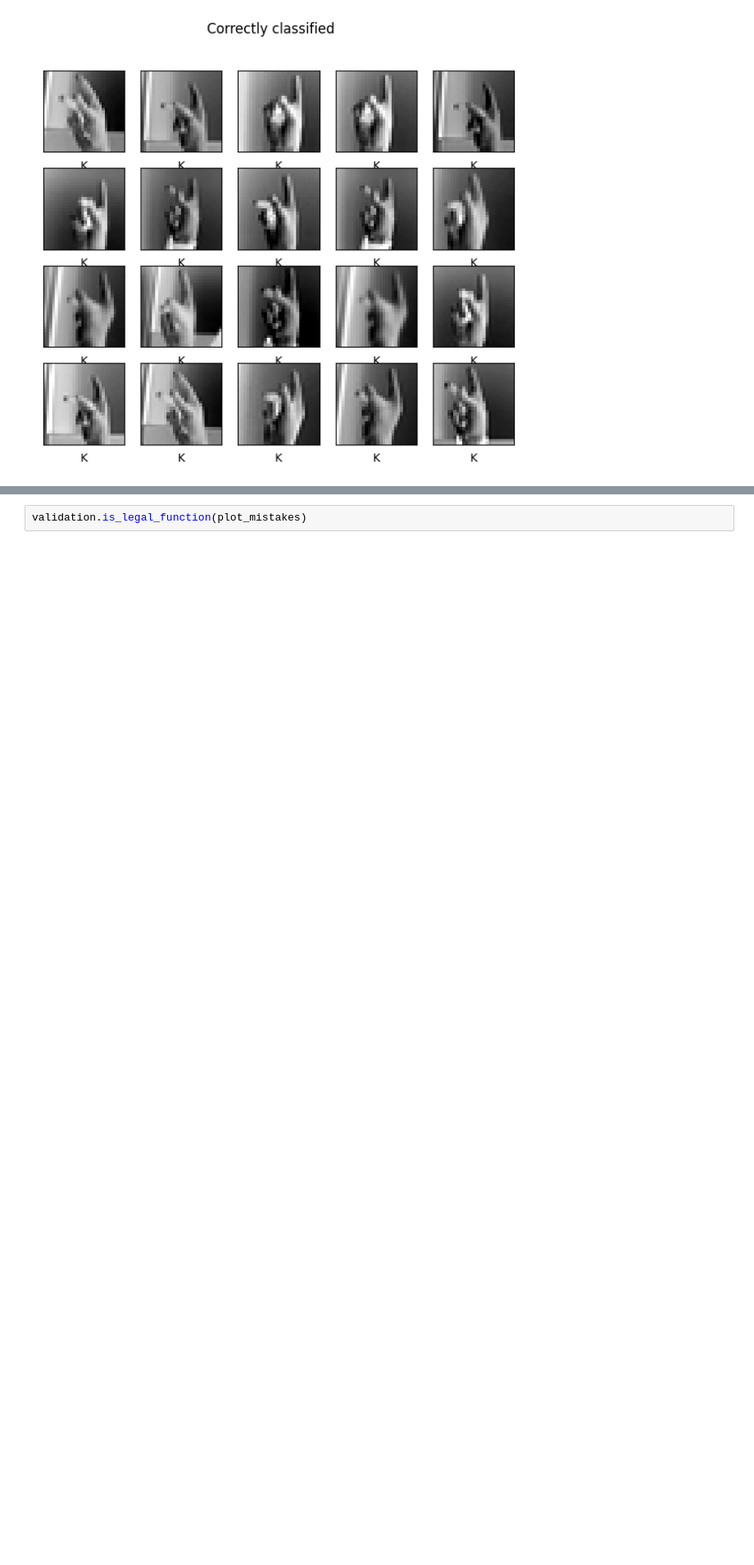
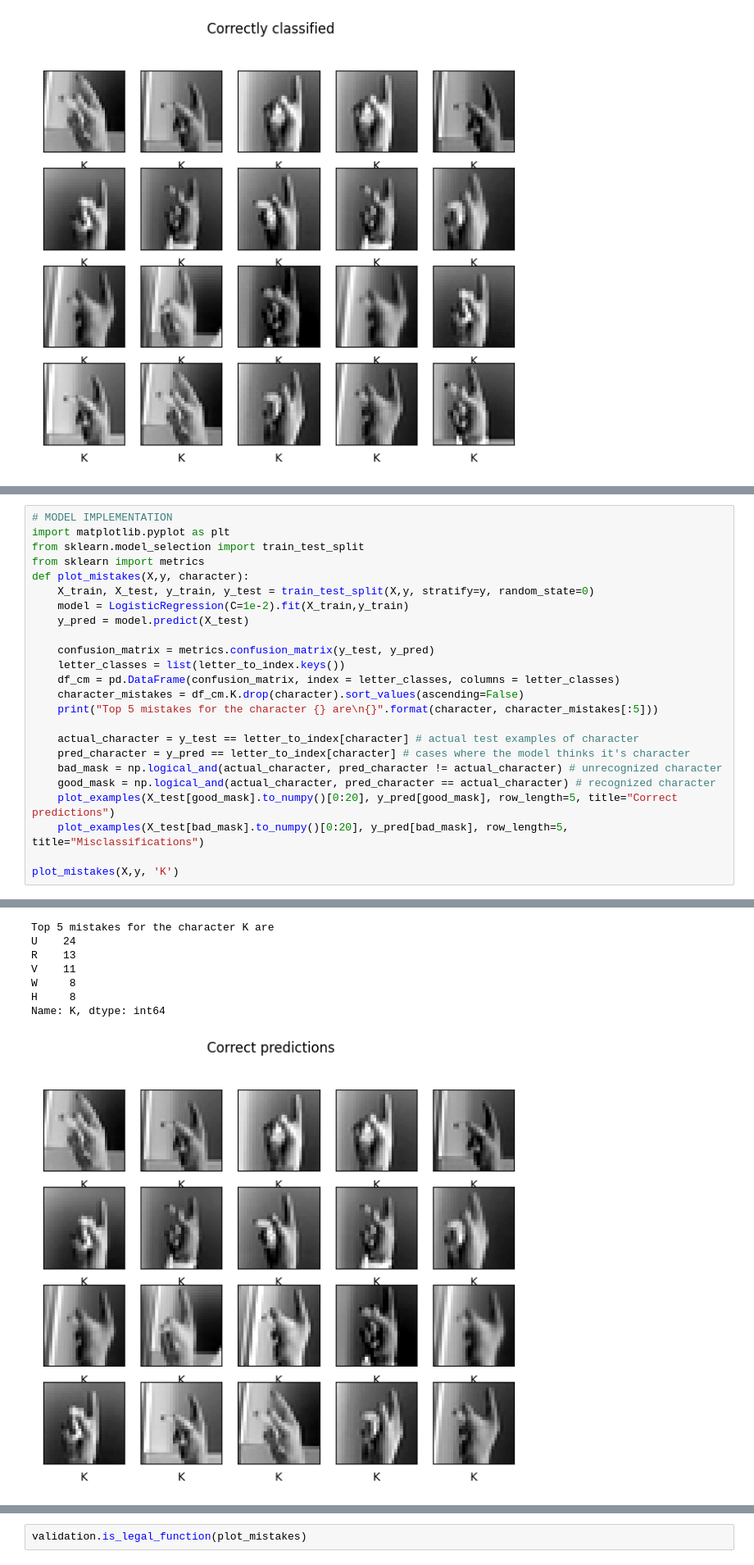
Before and after one commit to PhobosX15/Recognizing-ASL-using-ML-, a Jupyter notebook: Assignment_1_2023.ipynb, the cells around one changed output, grey strips where cells are left out. Shown at 82% size. Saved outputs shown, nothing was run; the diff lists cells and outputs as text; blank space fills up the shorter version.

```diff
--- a/Assignment_1_2023.ipynb
+++ b/Assignment_1_2023.ipynb
@@ -565,0 +727,25 @@ The confusion matrix for the character K is:
+# %%
+# MODEL IMPLEMENTATION
+import matplotlib.pyplot as plt
+from sklearn.model_selection import train_test_split
+from sklearn import metrics
+def plot_mistakes(X,y, character):
+    X_train, X_test, y_train, y_test = train_test_split(X,y, stratify=y, random_state=0)
+    model = LogisticRegression(C=1e-2).fit(X_train,y_train)
+    y_pred = model.predict(X_test)
+
+    confusion_matrix = metrics.confusion_matrix(y_test, y_pred)
+    letter_classes = list(letter_to_index.keys())
+    df_cm = pd.DataFrame(confusion_matrix, index = letter_classes, columns = letter_classes)
+    character_mistakes = df_cm.K.drop(character).sort_values(ascending=False)
+    print("Top 5 mistakes for the character {} are\n{}".format(character, character_mistakes[:5]))
+
+    actual_character = y_test == letter_to_index[character] # actual test examples of character
+    pred_character = y_pred == letter_to_index[character] # cases where the model thinks it's character
+    bad_mask = np.logical_and(actual_character, pred_character != actual_character) # unrecognized character
+    good_mask = np.logical_and(actual_character, pred_character == actual_character) # recognized character
+    plot_examples(X_test[good_mask].to_numpy()[0:20], y_pred[good_mask], row_length=5, title="Correct predictions")
+    plot_examples(X_test[bad_mask].to_numpy()[0:20], y_pred[bad_mask], row_length=5, title="Misclassifications")
+
+plot_mistakes(X,y, 'K')
+# %% [output]
@@ -565,0 +759,8 @@ The confusion matrix for the character K is:
+Top 5 mistakes for the character K are
+U    24
+R    13
+V    11
+W     8
+H     8
+Name: K, dtype: int64
+[figure, added]
```
Also changed, not shown: parts of 52 cells of this notebook.
